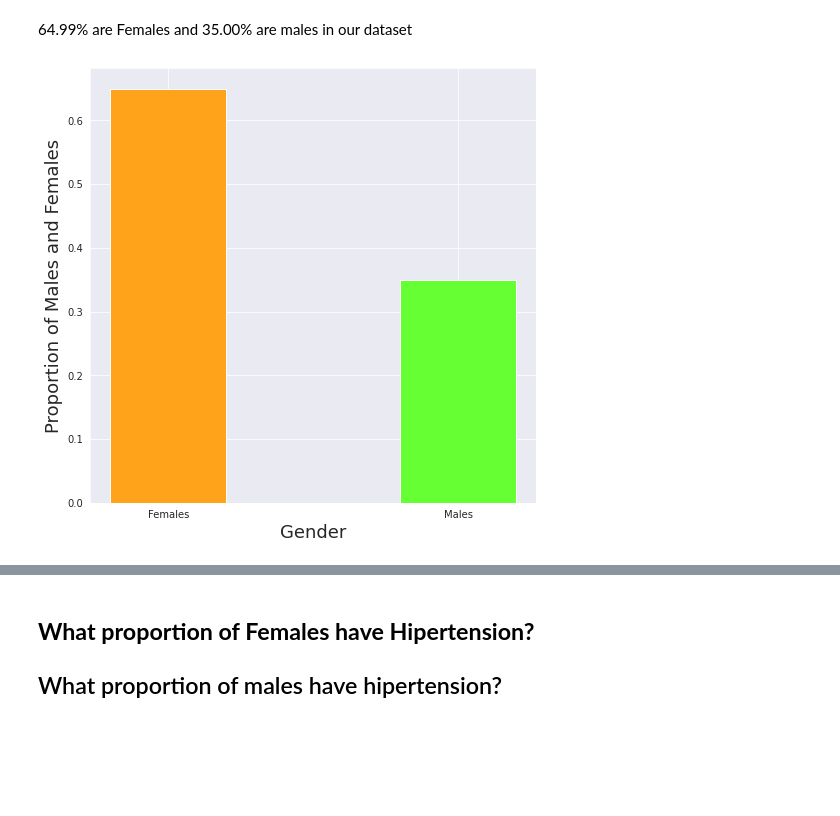
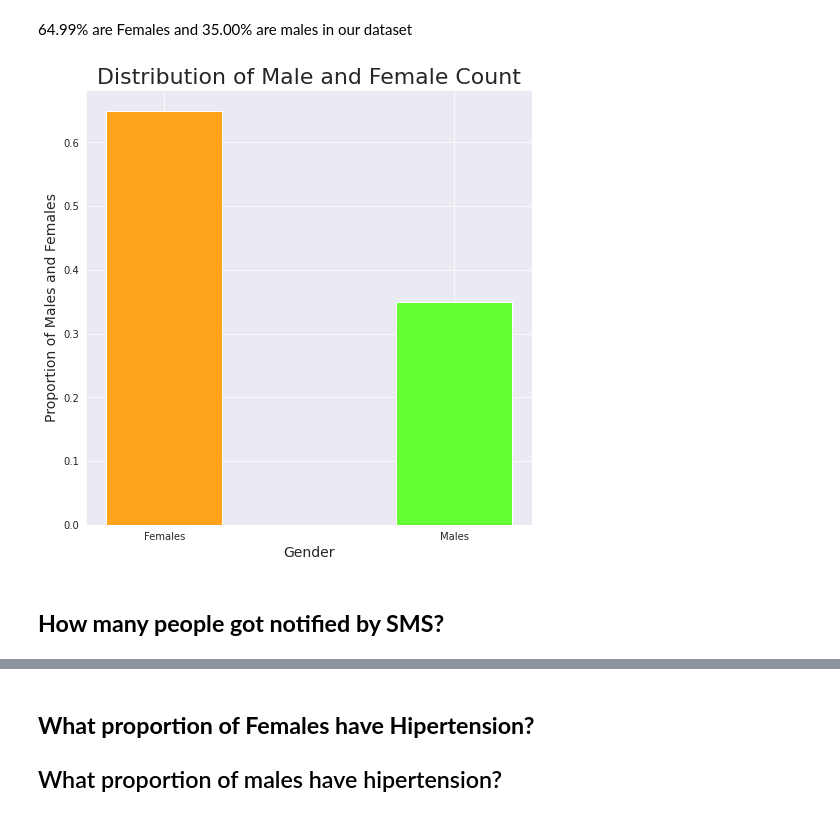
Before and after one commit to Gauravsaha-97/Exploratory_Data_Analysis, a Jupyter notebook: Udacity.ipynb, the cells around one changed output, grey strips where cells are left out. Saved outputs shown, nothing was run; the diff lists cells and outputs as text; code cells hidden in the pictures; blank space fills up the shorter version.

```diff
--- a/Udacity.ipynb
+++ b/Udacity.ipynb
@@ -43,0 +66,3 @@ appointment_dataset.head()
+# %%
+appointment_dataset['Age'] = appointment_dataset['Age'].apply(lambda x: 0 if x<0 else x)
+appointment_dataset['Age']<0
@@ -146,16 +184,19 @@ Name: Gender, dtype: float64
 # %% [markdown]
 64.99% are Females and 35.00% are males in our dataset
 # %%
-# Distribution of Males and Females
+# Distribution of Males and Females (Single Variable Analysis)
 sns.set_style('darkgrid')
 plt.figure(figsize = (8,8))
 location = [1,2]
 height = [gender_proportion[0],gender_proportion[1]]
 labels = ['Females', 'Males']
 color = ['#ffa31a','#66ff33']
 plt.bar(location, height, tick_label = labels, color=color, width = 0.4)
-plt.xlabel('Gender',fontsize=18)
-plt.ylabel('Proportion of Males and Females', fontsize = 18)
+plt.xlabel('Gender',fontsize=14)
+plt.ylabel('Proportion of Males and Females', fontsize = 14)
+plt.title('Distribution of Male and Female Count', fontsize=22)
 plt.show()
 # %% [output]
-[figure, old version]
+[figure, new version]
+# %% [markdown]
+## <b>How many people got notified by SMS?
```
Also changed, not shown: parts of 25 cells of this notebook.
